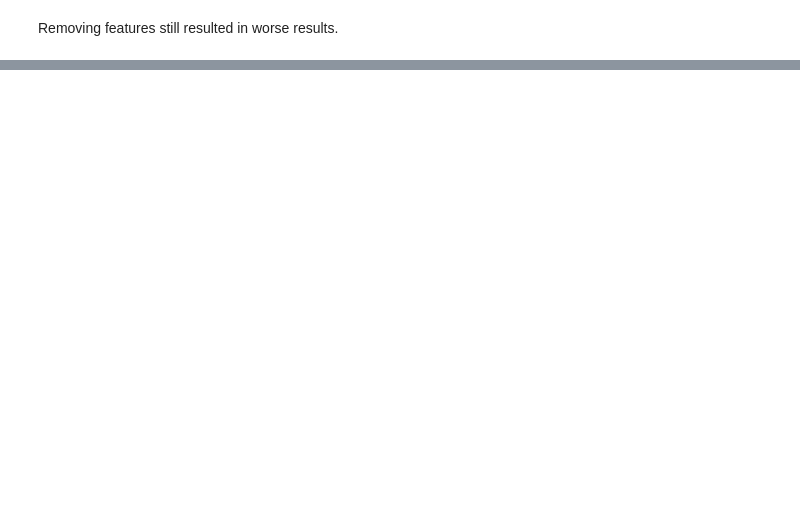
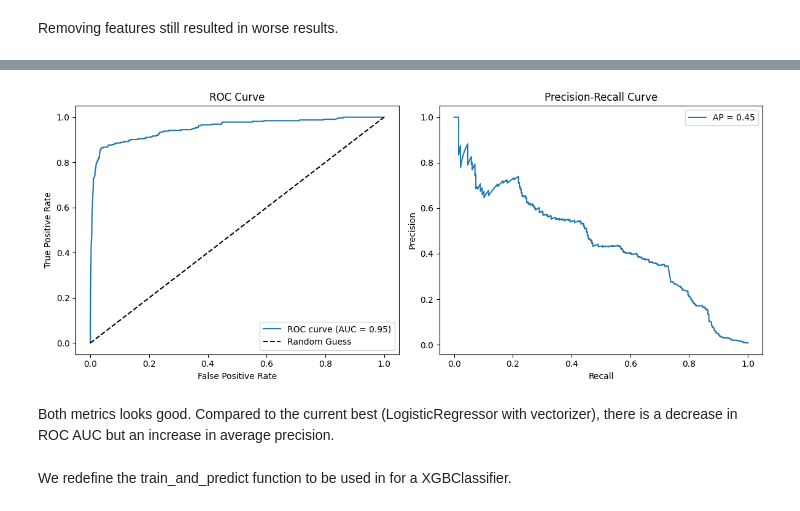
Before and after one commit to TempeHS/2025SE-Mike.N-HSC-MajorProject, a Jupyter notebook: notebooks/model_development.ipynb, the cells around one changed output, grey strips where cells are left out. Saved outputs shown, nothing was run; the diff lists cells and outputs as text; code cells hidden in the pictures; blank space fills up the shorter version.

```diff
--- a/notebooks/model_development.ipynb
+++ b/notebooks/model_development.ipynb
@@ -547,0 +564,6 @@ Removing features still resulted in worse results.
+# %%
+tscv = TimeSeriesSplit(n_splits=5)
+splits = list(tscv.split(X_train))
+train_idx, valid_idx = splits[-1]
+X_tr, X_val = X_train[train_idx], X_train[valid_idx]
+y_tr, y_val = y_train[train_idx], y_train[valid_idx]
@@ -547,0 +656,13 @@ Removing features still resulted in worse results.
+# %%
+final_clf = XGBClassifier(**study.best_params)
+final_clf.fit(X_tr, y_tr)
+y_pred = final_clf.predict_proba(X_val)[:, 1]
+# %%
+# Use the helper function to plot ROC and Precision-Recall curves
+make_roc_recall_precision_curves(y_val, y_pred)
+# %% [output]
+[figure, added]
+# %% [markdown]
+Both metrics looks good. Compared to the current best (LogisticRegressor with vectorizer), there is a decrease in ROC AUC but an increase in average precision.
+# %% [markdown]
+We redefine the train_and_predict function to be used in for a XGBClassifier.
```
Also changed, not shown: parts of 24 cells of this notebook, 9 other files.
